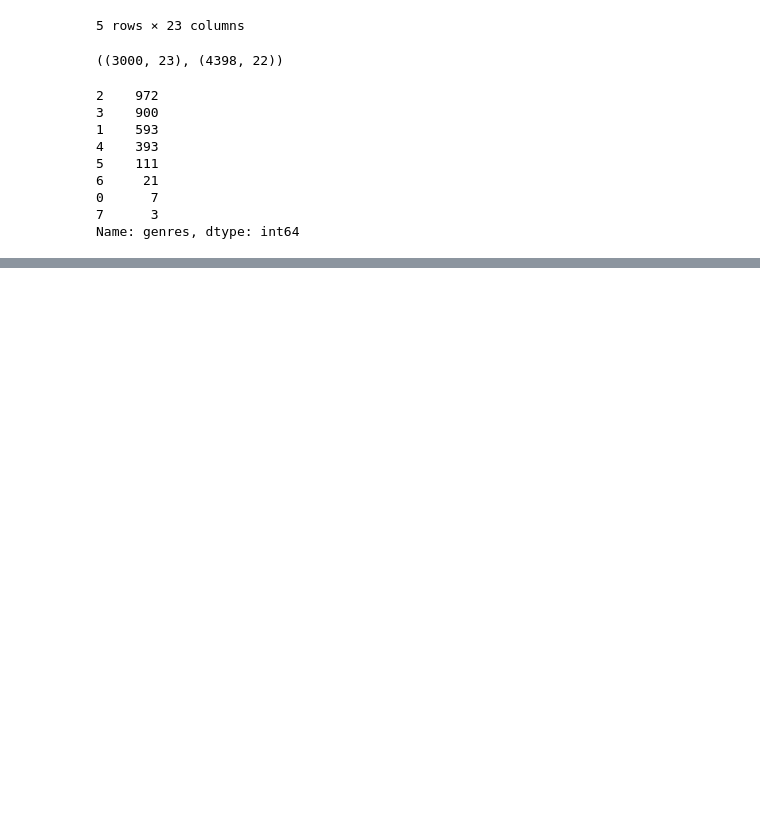
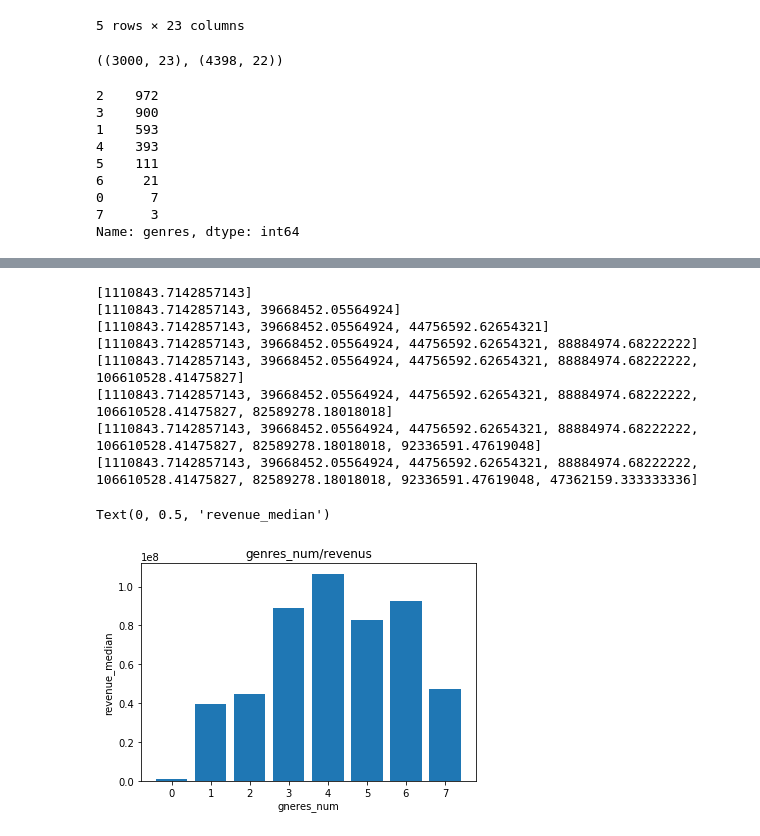
Before and after one commit to zakopuro/kaggle_TMDB, a Jupyter notebook: main.ipynb, the cells around one changed output, grey strips where cells are left out. Saved outputs shown, nothing was run; the diff lists cells and outputs as text; code cells hidden in the pictures; blank space fills up the shorter version.

```diff
--- a/main.ipynb
+++ b/main.ipynb
@@ -55,4 +62,6 @@ df_test['has_homepage'] = 0
 # ホームページが存在するかしないかでcolumnを作成
 df_train.loc[df_train['homepage'].isnull() == False, 'has_homepage'] = 1
 df_test.loc[df_test['homepage'].isnull() == False, 'has_homepage'] = 1
+df_train = df_train.drop(['homepage'],axis=1)
+df_test = df_test.drop(['homepage'],axis=1)
 # %%
@@ -67,3 +76,6 @@ df_train['genres'].apply(lambda x: len(x) if x != 'NaN' else 0).value_counts()
 0      7
 7      3
 Name: genres, dtype: int64
+# %%
+df_train['genres_num'] =  df_train['genres'].apply(lambda x: len(x) if x != None else 0)
+df_test['genres_num'] =  df_test['genres'].apply(lambda x: len(x) if x != None else 0)
@@ -69,0 +102,23 @@ Name: genres, dtype: int64
+# %%
+list_genres_num = []
+list_revunes_genresu_num = []
+for i,_ in enumerate(df_train['genres_num'].value_counts()):
+    list_genres_num.append(i)
+    list_revunes_genresu_num.append(df_train[df_train['genres_num'] == i]['revenue'].mean())
+    print(list_revunes_genresu_num)
+
+plt.bar(list_genres_num,list_revunes_genresu_num)
+plt.title('genres_num/revenus')
+plt.xlabel('gneres_num')
+plt.ylabel('revenue_median')
+# %% [output]
+[1110843.7142857143]
+[1110843.7142857143, 39668452.05564924]
+[1110843.7142857143, 39668452.05564924, 44756592.62654321]
+[1110843.7142857143, 39668452.05564924, 44756592.62654321, 88884974.68222222]
+[1110843.7142857143, 39668452.05564924, 44756592.62654321, 88884974.68222222, 106610528.41475827]
+[1110843.7142857143, 39668452.05564924, 44756592.62654321, 88884974.68222222, 106610528.41475827, 82589278.18018018]
+[1110843.7142857143, 39668452.05564924, 44756592.62654321, 88884974.68222222, 106610528.41475827, 82589278.18018018, 92336591.47619048]
+[1110843.7142857143, 39668452.05564924, 44756592.62654321, 88884974.68222222, 106610528.41475827, 82589278.18018018, 92336591.47619048, 47362159.333333336]
+Text(0, 0.5, 'revenue_median')
+[figure, added]
```
Also changed, not shown: parts of 55 cells of this notebook.
